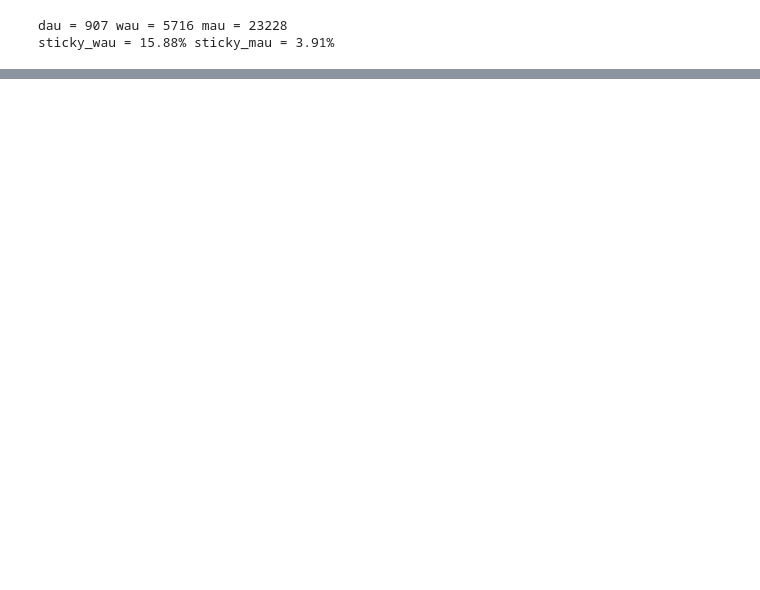
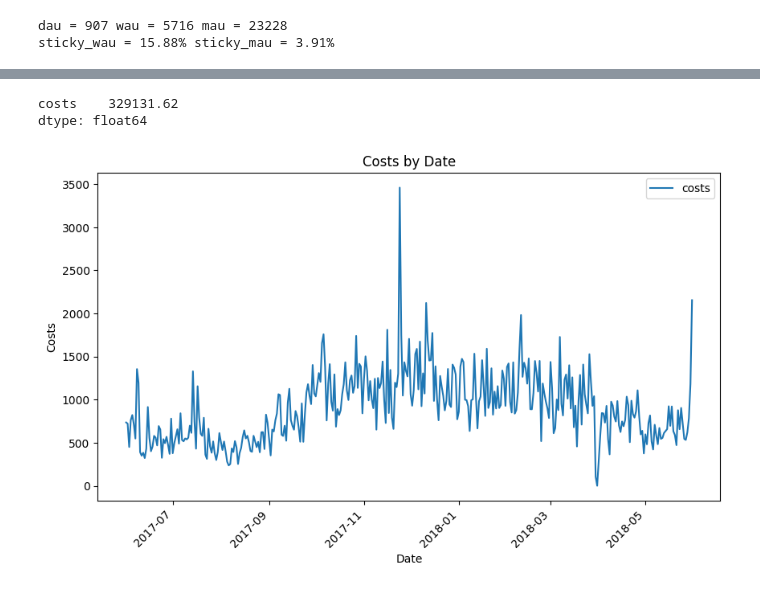
Before and after one commit to Malokingi/yandex_afisha_marketing_report, a Jupyter notebook: report.ipynb, the cells around one changed output, grey strips where cells are left out. Cells and saved outputs as stored; diff of their text form; code cells hidden in the pictures; blank space fills up the shorter version.

Commit message:
Done with math and graphs

```diff
--- a/report.ipynb
+++ b/report.ipynb
@@ -334,0 +411,6 @@ ltv_data['ltv'].head(20)
+# %%
+total_costs = c_df.agg({'costs': 'sum'})
+total_costs
+# %% [output]
+costs    329131.62
+dtype: float64
@@ -334,0 +421,16 @@ ltv_data['ltv'].head(20)
+# %%
+daily_costs = c_df.groupby('date').agg({'costs': 'sum'})
+
+# Create the plot using Pandas plot()
+daily_costs.plot(figsize=(10, 6))
+
+# Customize the plot
+plt.title('Costs by Date')
+plt.xlabel('Date')
+plt.ylabel('Costs')
+plt.xticks(rotation=45)
+
+# Display the plot
+plt.show()
+# %% [output]
+[figure, added]
```
Also changed, not shown: parts of 29 cells of this notebook, 1 other file.
